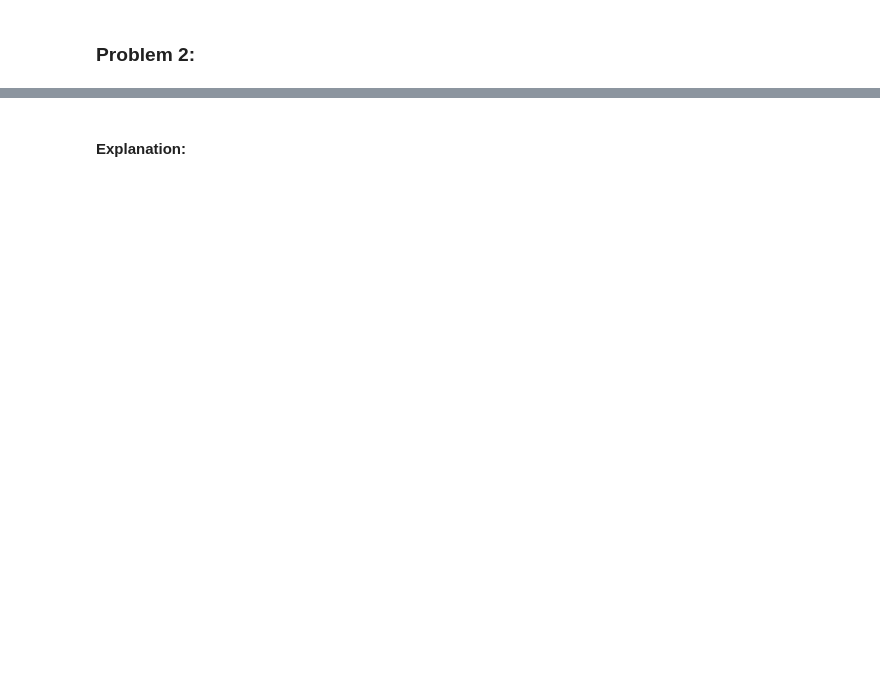
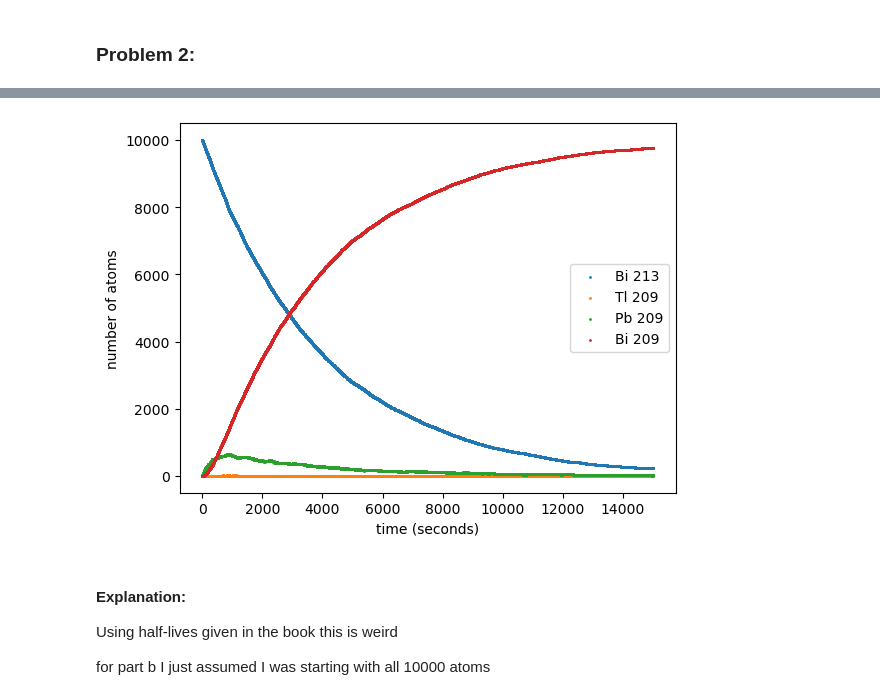
Before and after one commit to LDeGroot-Wooster/CompPhys26, a Jupyter notebook: General/Homework08_KristenTownsend.ipynb, the cells around one changed output, grey strips where cells are left out. Cells and saved outputs as stored; diff of their text form; code cells hidden in the pictures; blank space fills up the shorter version.

```diff
--- a/General/Homework08_KristenTownsend.ipynb
+++ b/General/Homework08_KristenTownsend.ipynb
@@ -35,2 +415,81 @@ where $y(x=-5)=0$ and $y(x=5)=0$
+# %%
+# all together now!
+# determine constants
+
+# initialize populations
+N_Bi213 = 10000
+N_Tl = 0
+N_Pb = 0
+N_Bi209 = 0
+
+# half-lives
+tau_Bi213 = 46.0*60 # half-life of Bi213 in seconds
+tau_Tl = 2.2*60 # half-life of Tl in seconds
+tau_Pb = 3.3*60 # half-life of Pb in seconds
+
+# time
+h = 1 # time-step
+tmax = 15000
+
+# probabilities of decay
+p_Bi213 = 1-2**(-h/tau_Bi213)
+p_Tl = 1-2**(-h/tau_Tl)
+p_Pb = 1-2**(-h/tau_Pb)
+
+# create storage arrays to loop through
+tpts = np.arange(0.0, tmax+h, h)
+Bi213_pts = []
+Tl_pts = []
+Pb_pts = []
+Bi209_pts = []
+
+# MAIN LOOP
+for t in tpts:
+
+    # current populations
+    Bi213_pts.append(N_Bi213)
+    Tl_pts.append(N_Tl)
+    Pb_pts.append(N_Pb)
+    Bi209_pts.append(N_Bi209)
+
+    # decays based on current populations
+
+    # Bi 213 decay
+    decay_Bi = np.random.binomial(N_Bi213, p_Bi213)
+    to_Tl = np.random.binomial(decay_Bi, 0.0209)
+    to_Pb = decay_Bi - to_Tl
+
+    # Tl decays
+    decay_Tl = np.random.binomial(N_Tl, p_Tl)
+
+    # Pb decays
+    decay_Pb = np.random.binomial(N_Pb, p_Pb)
+
+    # update all
+    N_Bi213 -= decay_Bi
+    N_Tl += to_Tl - decay_Tl
+    N_Pb += to_Pb + decay_Tl - decay_Pb
+    N_Bi209 += decay_Pb
+
+
+
+
+# graph overall results
+plt.scatter(tpts, Bi213_pts, s=1, label="Bi 213")
+plt.scatter(tpts, Tl_pts, s=1, label="Tl 209")
+plt.scatter(tpts, Pb_pts, s=1, label="Pb 209")
+plt.scatter(tpts, Bi209_pts, s=1, label="Bi 209")
+
+plt.legend()
+plt.xlabel('time (seconds)')
+plt.ylabel('number of atoms')
+plt.show()
+# %% [output]
+[figure, added]
 # %% [markdown]
 #### Explanation:
+
+Using half-lives given in the book
+this is weird
+
+for part b I just assumed I was starting with all 10000 atoms
```
Also changed, not shown: parts of 16 cells of this notebook, 1 other file.
